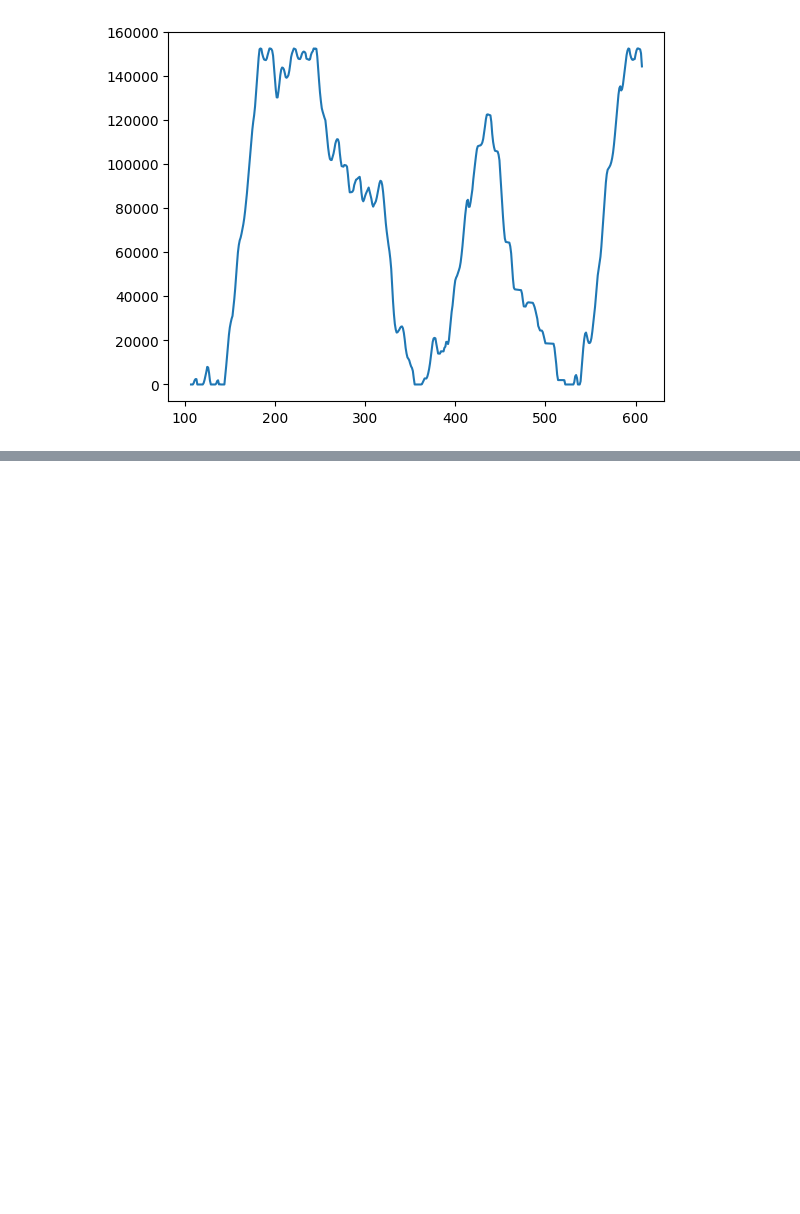
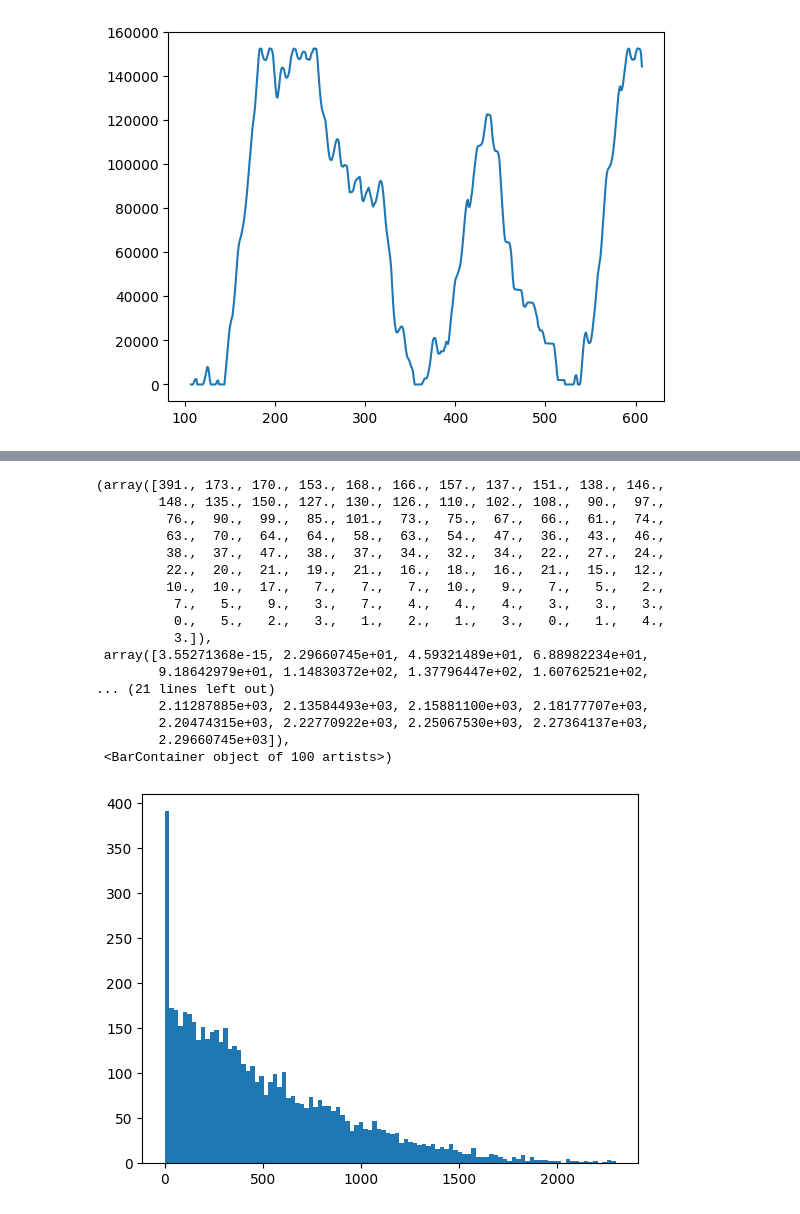
Before and after one commit to rmacd757/GenX, a Jupyter notebook: TEGS_runs/run_files/quick_tests.ipynb, the cells around one changed output, grey strips where cells are left out. Drawn from its saved outputs; the diff is of its cells as text; code cells hidden in the pictures; blank space fills up the shorter version.

```diff
--- a/TEGS_runs/run_files/quick_tests.ipynb
+++ b/TEGS_runs/run_files/quick_tests.ipynb
@@ -192,0 +211,26 @@ plt.plot(np.arange(t_1, t_2+1), tegs_df.loc[t_1:t_2, "storage"], label="Storage"
+# %%
+num_hours = 8760
+
+stor_record_li = np.zeros([num_hours,2])
+discharge_record_li = np.zeros([num_hours,num_hours])
+dwell_time_li = np.zeros(num_hours)
+
+tol = 1e-3
+
+# Remember the df is indexed from 1 -> 8760
+for t in range(8760):
+    stored_energy = li_charge[t] * eff_up # Charge and discharge will never both be non-zero
+    stor_record_li[t,0] = stored_energy # Amount charged in that hour
+    stor_record_li[t,1] = stored_energy # Current tally of energy stored in hour t
+
+    discharged_energy = li_discharge[t] / eff_down + li_storage[t-1] * self_disch
+    counter = np.copy(discharged_energy)
+
+    while counter > tol:
+        t_0 = np.where(stor_record_li[:(t),1] > 0)[0][0] # Hour when the energy was stored
+        used_energy = min(counter, stor_record_li[t_0,1]) # Amount of energy used in hour t from hour t_0
+        stor_record_li[t_0,1] -= used_energy # Reduce the tally of the energy charged in hour t_0
+        discharge_record_li[t_0,t] += used_energy # Amount of energy discharged in hour t from hour t_0
+        dwell_time_li[(t - t_0)%num_hours] += used_energy # Tally the time spent in storage
+        counter -= used_energy # Reduce the amount of energy left to discharge
+        print(f'time: {t}, time_0: {t_0}, delta: {((t) - t_0)%num_hours}, used_energy: {used_energy:.1f}, discharged_energy: {discharged_energy:.1f}')
@@ -192,0 +255,22 @@ plt.plot(np.arange(t_1, t_2+1), tegs_df.loc[t_1:t_2, "storage"], label="Storage"
+# %%
+temp = discharge_record_li[discharge_record_li>0]
+plt.hist(temp[:], bins=100)
+# %% [output]
+(array([391., 173., 170., 153., 168., 166., 157., 137., 151., 138., 146.,
+        148., 135., 150., 127., 130., 126., 110., 102., 108.,  90.,  97.,
+         76.,  90.,  99.,  85., 101.,  73.,  75.,  67.,  66.,  61.,  74.,
+         63.,  70.,  64.,  64.,  58.,  63.,  54.,  47.,  36.,  43.,  46.,
+         38.,  37.,  47.,  38.,  37.,  34.,  32.,  34.,  22.,  27.,  24.,
+         22.,  20.,  21.,  19.,  21.,  16.,  18.,  16.,  21.,  15.,  12.,
+         10.,  10.,  17.,   7.,   7.,   7.,  10.,   9.,   7.,   5.,   2.,
+          7.,   5.,   9.,   3.,   7.,   4.,   4.,   4.,   3.,   3.,   3.,
+          0.,   5.,   2.,   3.,   1.,   2.,   1.,   3.,   0.,   1.,   4.,
+          3.]),
+ array([3.55271368e-15, 2.29660745e+01, 4.59321489e+01, 6.88982234e+01,
+        9.18642979e+01, 1.14830372e+02, 1.37796447e+02, 1.60762521e+02,
+... (21 lines left out)
+        2.11287885e+03, 2.13584493e+03, 2.15881100e+03, 2.18177707e+03,
+        2.20474315e+03, 2.22770922e+03, 2.25067530e+03, 2.27364137e+03,
+        2.29660745e+03]),
+ <BarContainer object of 100 artists>)
+[figure, added]
```
Also changed, not shown: parts of 12 cells of this notebook.
